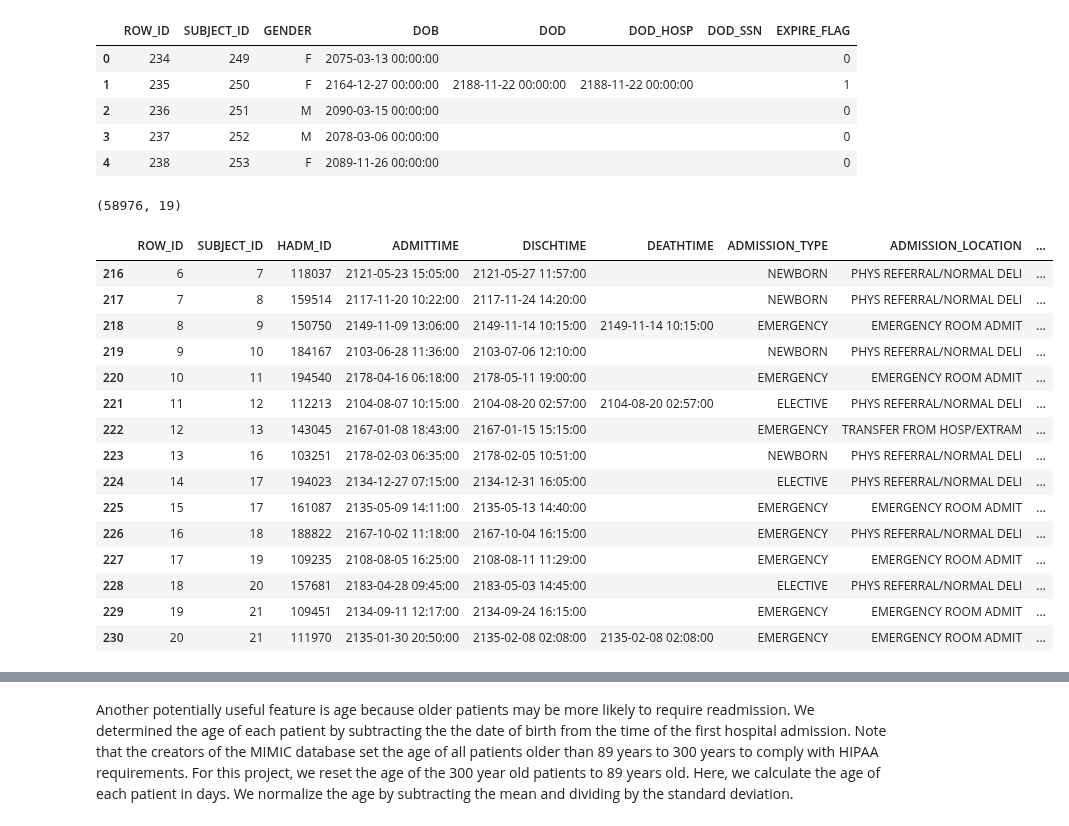
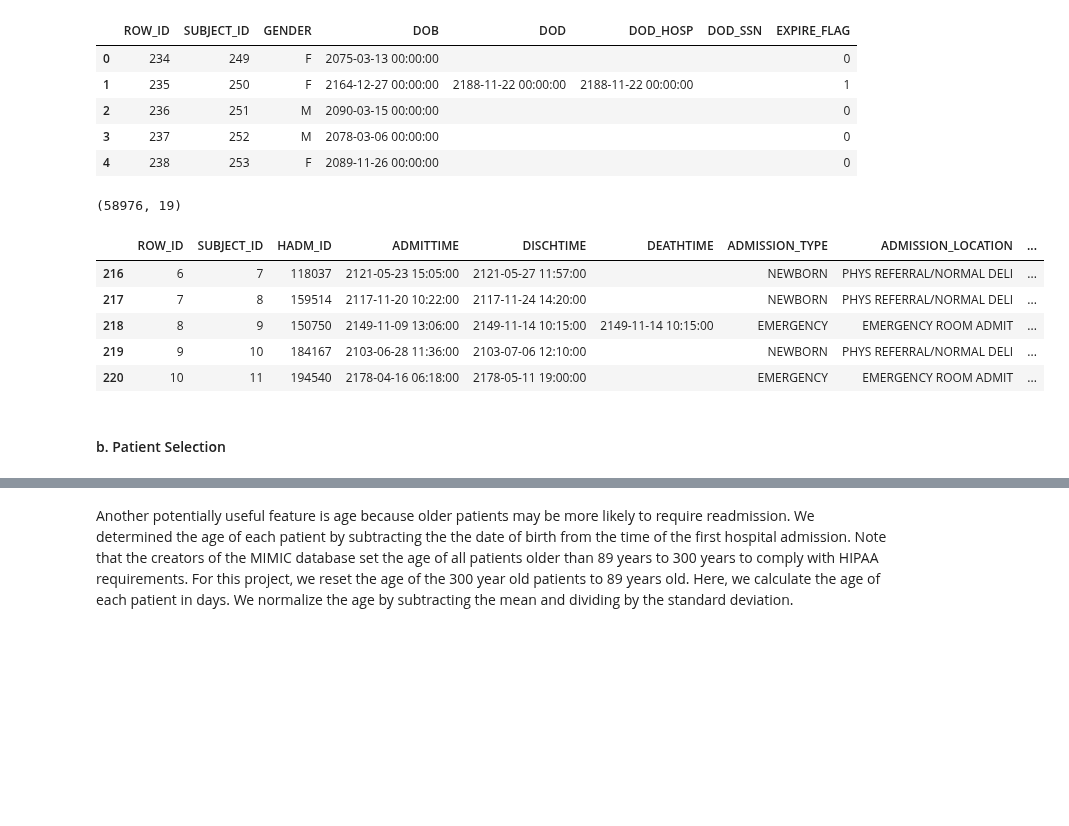
Before and after one commit to kevinmchu/BME590Final, a Jupyter notebook: Process Book.ipynb, the cells around one changed output, grey strips where cells are left out. Cells and saved outputs as stored; diff of their text form; code cells hidden in the pictures; blank space fills up the shorter version.

```diff
--- a/Process Book.ipynb
+++ b/Process Book.ipynb
@@ -50,27 +54,19 @@ pat_df.head()
 # %%
 all_admissions = pd.read_sql("""SELECT * FROM admissions""", conn)
 print(all_admissions.shape)
 all_admissions = all_admissions.sort_values('SUBJECT_ID')
 all_admissions_info = all_admissions[['SUBJECT_ID', 'HADM_ID', 'HOSPITAL_EXPIRE_FLAG']]
-all_admissions[5:20]
+all_admissions[5:10]
 # %% [output]
 (58976, 19)
 |  | ROW_ID | SUBJECT_ID | HADM_ID | ADMITTIME | DISCHTIME | DEATHTIME | ADMISSION_TYPE | ADMISSION_LOCATION | ... |
 | 216 | 6 | 7 | 118037 | 2121-05-23 15:05:00 | 2121-05-27 11:57:00 |  | NEWBORN | PHYS REFERRAL/NORMAL DELI | ... |
 | 217 | 7 | 8 | 159514 | 2117-11-20 10:22:00 | 2117-11-24 14:20:00 |  | NEWBORN | PHYS REFERRAL/NORMAL DELI | ... |
 | 218 | 8 | 9 | 150750 | 2149-11-09 13:06:00 | 2149-11-14 10:15:00 | 2149-11-14 10:15:00 | EMERGENCY | EMERGENCY ROOM ADMIT | ... |
 | 219 | 9 | 10 | 184167 | 2103-06-28 11:36:00 | 2103-07-06 12:10:00 |  | NEWBORN | PHYS REFERRAL/NORMAL DELI | ... |
 | 220 | 10 | 11 | 194540 | 2178-04-16 06:18:00 | 2178-05-11 19:00:00 |  | EMERGENCY | EMERGENCY ROOM ADMIT | ... |
-| 221 | 11 | 12 | 112213 | 2104-08-07 10:15:00 | 2104-08-20 02:57:00 | 2104-08-20 02:57:00 | ELECTIVE | PHYS REFERRAL/NORMAL DELI | ... |
-| 222 | 12 | 13 | 143045 | 2167-01-08 18:43:00 | 2167-01-15 15:15:00 |  | EMERGENCY | TRANSFER FROM HOSP/EXTRAM | ... |
-| 223 | 13 | 16 | 103251 | 2178-02-03 06:35:00 | 2178-02-05 10:51:00 |  | NEWBORN | PHYS REFERRAL/NORMAL DELI | ... |
-| 224 | 14 | 17 | 194023 | 2134-12-27 07:15:00 | 2134-12-31 16:05:00 |  | ELECTIVE | PHYS REFERRAL/NORMAL DELI | ... |
-| 225 | 15 | 17 | 161087 | 2135-05-09 14:11:00 | 2135-05-13 14:40:00 |  | EMERGENCY | EMERGENCY ROOM ADMIT | ... |
-| 226 | 16 | 18 | 188822 | 2167-10-02 11:18:00 | 2167-10-04 16:15:00 |  | EMERGENCY | PHYS REFERRAL/NORMAL DELI | ... |
-| 227 | 17 | 19 | 109235 | 2108-08-05 16:25:00 | 2108-08-11 11:29:00 |  | EMERGENCY | EMERGENCY ROOM ADMIT | ... |
-| 228 | 18 | 20 | 157681 | 2183-04-28 09:45:00 | 2183-05-03 14:45:00 |  | ELECTIVE | PHYS REFERRAL/NORMAL DELI | ... |
-| 229 | 19 | 21 | 109451 | 2134-09-11 12:17:00 | 2134-09-24 16:15:00 |  | EMERGENCY | EMERGENCY ROOM ADMIT | ... |
-| 230 | 20 | 21 | 111970 | 2135-01-30 20:50:00 | 2135-02-08 02:08:00 | 2135-02-08 02:08:00 | EMERGENCY | EMERGENCY ROOM ADMIT | ... |
+# %% [markdown]
+#### b. Patient Selection
 # %%
 # 'First' admission if it is a patient's first ever admission
 # Exclude patients who die during their 'first' visit
```
Also changed, not shown: parts of 47 cells of this notebook.
